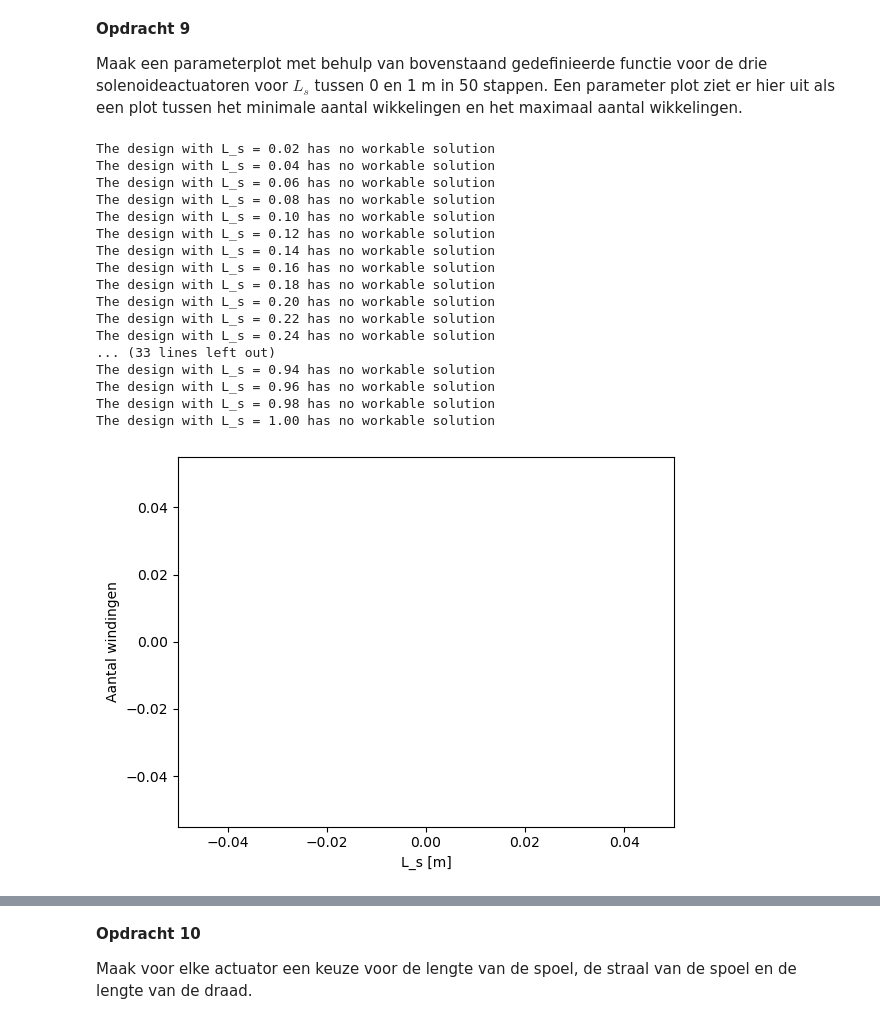
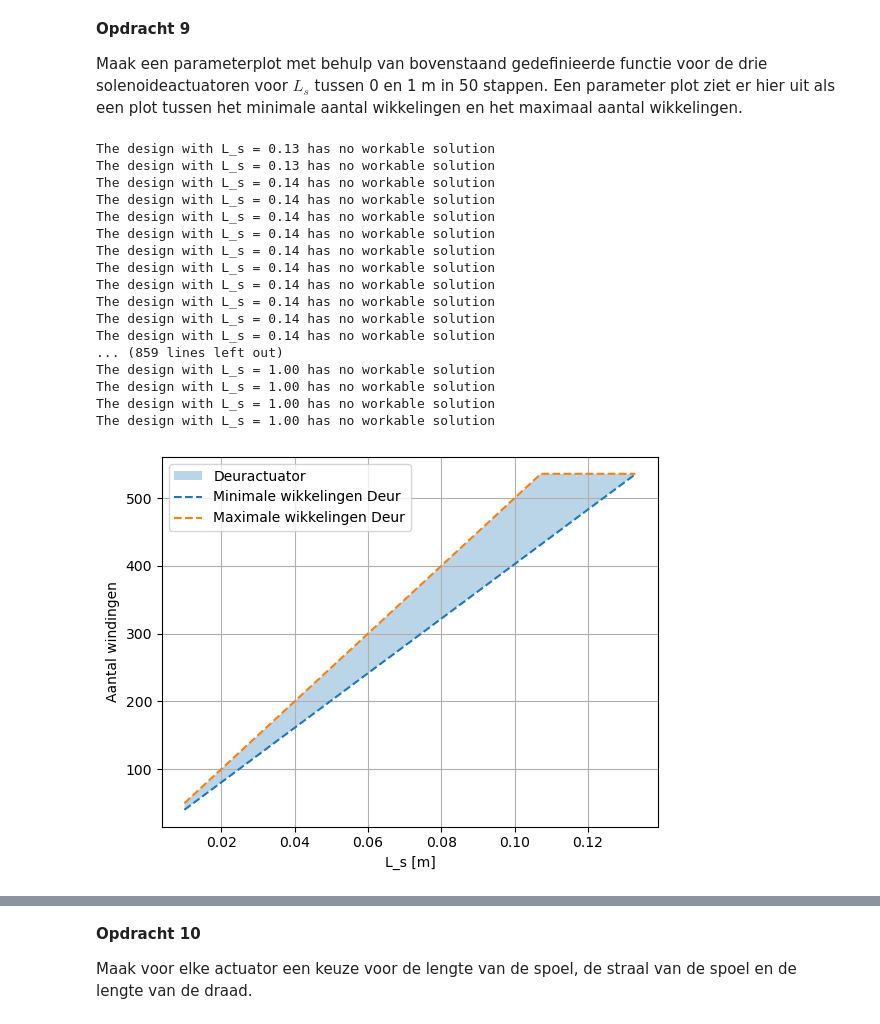
Before and after one commit to beanmachine123/opdrachten-DEF-D, a Jupyter notebook: 2KrachtactuatorOpdracht/2KrachtactuatorOpdracht/KrachtactuatorOpdracht.ipynb, the cells around one changed output, grey strips where cells are left out. Saved outputs shown, nothing was run; the diff lists cells and outputs as text; code cells hidden in the pictures.

```diff
--- a/2KrachtactuatorOpdracht/2KrachtactuatorOpdracht/KrachtactuatorOpdracht.ipynb
+++ b/2KrachtactuatorOpdracht/2KrachtactuatorOpdracht/KrachtactuatorOpdracht.ipynb
@@ -135,8 +135,8 @@ U_deur = 9 #Volt
 U_vaat= 20 #Volt
 U_knak = 9 #Volt
 
-mu_0= np.pi*4e-7 #H/m
-mu_r= 5000 #Van ijzer gevonden op internet, waardes waren erg verschillend bij verschillende bronnen
+mu_0= np.pi*4*1e-7 #H/m
+mu_r= 50000 #Van ijzer gevonden op internet, waardes waren erg verschillend bij verschillende bronnen
 rho_koper= 1.68e-8 #ohm*m
 
 F_deur= 40 #N
@@ -144,12 +144,12 @@ F_vaat= 0.187 #N
 F_knak= 6e-4 #N
 
 r_s_deur= 0.01 #m
-r_s_vaat = (0.01+0.002)/2 #m
-r_s_knak = (0.02+0.0075)/2 #m
+r_s_vaat = 0.006#m
+r_s_knak = 0.0075 #m
 
-r_d_deur= 0.05e-3 #m
-r_d_vaat= 0.1e-3 #m
-r_d_knak= 0.05e-3 #m
+r_d_deur= 0.1e-3 #m
+r_d_vaat= 0.2e-3 #m
+r_d_knak= 0.1e-3 #m
 
 I_deur= 500e-3 #A
 I_vaat= 2 #A
@@ -202,7 +202,7 @@ Plaats hier een png met jullie eventuele analytische afleiding.
 
 def aantal_wikkelingen(L_s,I,r_d,r_s,L_d,F):
     # Voeg hieronder de formules voor het maximum en minimum aantal wikkelingen.
-    N_min = np.sqrt(2*F)*L_s / (I * r_s * np.sqrt(np.pi * mu_0 * (1 - 1/mu_r)))
+    N_min = np.sqrt(2*F)*L_s / (I * r_s * np.sqrt(np.pi * mu_0 * mu_r))
     N_max_1 = L_s/(r_d*2)
     N_max_2 = L_d/(np.pi*2*r_s)
     N_max = min(N_max_1,N_max_2)
@@ -233,43 +233,43 @@ Text(0, 0.5, 'y')
 Maak een parameterplot met behulp van bovenstaand gedefinieerde functie voor de drie solenoideactuatoren voor $L_s$ tussen 0 en 1 m in 50 stappen. Een parameter plot ziet er hier uit als een plot tussen het minimale aantal wikkelingen en het maximaal aantal wikkelingen.
 # %%
 #Deuractuator
-L_s_values = np.linspace(0,1,50)
-N_deur = [aantal_wikkelingen(L, I_deur, r_d_deur, r_s_deur, L_d_deur,F_deur) for L in L_s_values]
+L_s_values = np.linspace(0.01,1,1000)
 
-N_deur = np.array(N_deur)
 
-Nmin_deur = N_deur[:,0]
-Nmax_deur = N_deur[:,1]
+Nmin_deur, Nmax_deur = [], []
 
-mask_deur = ~np.isnan(Nmin_deur) & ~np.isnan(Nmax_deur)
-L_s_max_deur = L_s_values[mask_deur][-1]
+for L in  L_s_values:
+    Nmin, Nmax = aantal_wikkelingen(L, I_deur, r_d_deur, r_s_deur, L_d_deur,F_deur)
+    Nmin_deur.append(Nmin)
+    Nmax_deur.append(Nmax)
 
-plt.figure()
-plt.xlim(0, L_s_values[mask_deur][-1])
-plt.plot(L_s_values[mask_deur], Nmin_deur[mask_deur])
-plt.plot(L_s_values[mask_deur], Nmax_deur[mask_deur])
-plt.fill_between(L_s_values[mask_deur], Nmin_deur[mask_deur], Nmax_deur[mask_deur])
+plt.fill_between(L_s_values, Nmin_deur, Nmax_deur, alpha=0.3, label='Deuractuator')
+plt.plot(L_s_values, Nmin_deur,'--', label='Minimale wikkelingen Deur')
+plt.plot(L_s_values, Nmax_deur,'--', label='Maximale wikkelingen Deur')
+plt.grid(True)
 plt.xlabel("L_s [m]")
 plt.ylabel("Aantal windingen")
+plt.legend()
+plt.tight_layout
 plt.show()
 # %% [output]
-The design with L_s = 0.02 has no workable solution
-The design with L_s = 0.04 has no workable solution
-The design with L_s = 0.06 has no workable solution
-The design with L_s = 0.08 has no workable solution
-The design with L_s = 0.10 has no workable solution
-The design with L_s = 0.12 has no workable solution
+The design with L_s = 0.13 has no workable solution
+The design with L_s = 0.13 has no workable solution
 The design with L_s = 0.14 has no workable solution
-The design with L_s = 0.16 has no workable solution
-The design with L_s = 0.18 has no workable solution
-The design with L_s = 0.20 has no workable solution
-The design with L_s = 0.22 has no workable solution
-The design with L_s = 0.24 has no workable solution
-... (33 lines left out)
-The design with L_s = 0.94 has no workable solution
-The design with L_s = 0.96 has no workable solution
-The design with L_s = 0.98 has no workable solution
+The design with L_s = 0.14 has no workable solution
+The design with L_s = 0.14 has no workable solution
+The design with L_s = 0.14 has no workable solution
+The design with L_s = 0.14 has no workable solution
+The design with L_s = 0.14 has no workable solution
+The design with L_s = 0.14 has no workable solution
+The design with L_s = 0.14 has no workable solution
+The design with L_s = 0.14 has no workable solution
+The design with L_s = 0.14 has no workable solution
+... (859 lines left out)
 The design with L_s = 1.00 has no workable solution
+The design with L_s = 1.00 has no workable solution
+The design with L_s = 1.00 has no workable solution
+The design with L_s = 1.00 has no workable solution
-[figure, old version]
+[figure, new version]
 # %%
 #Vaatwasser opener
```
Also changed, not shown: parts of 9 cells of this notebook.
